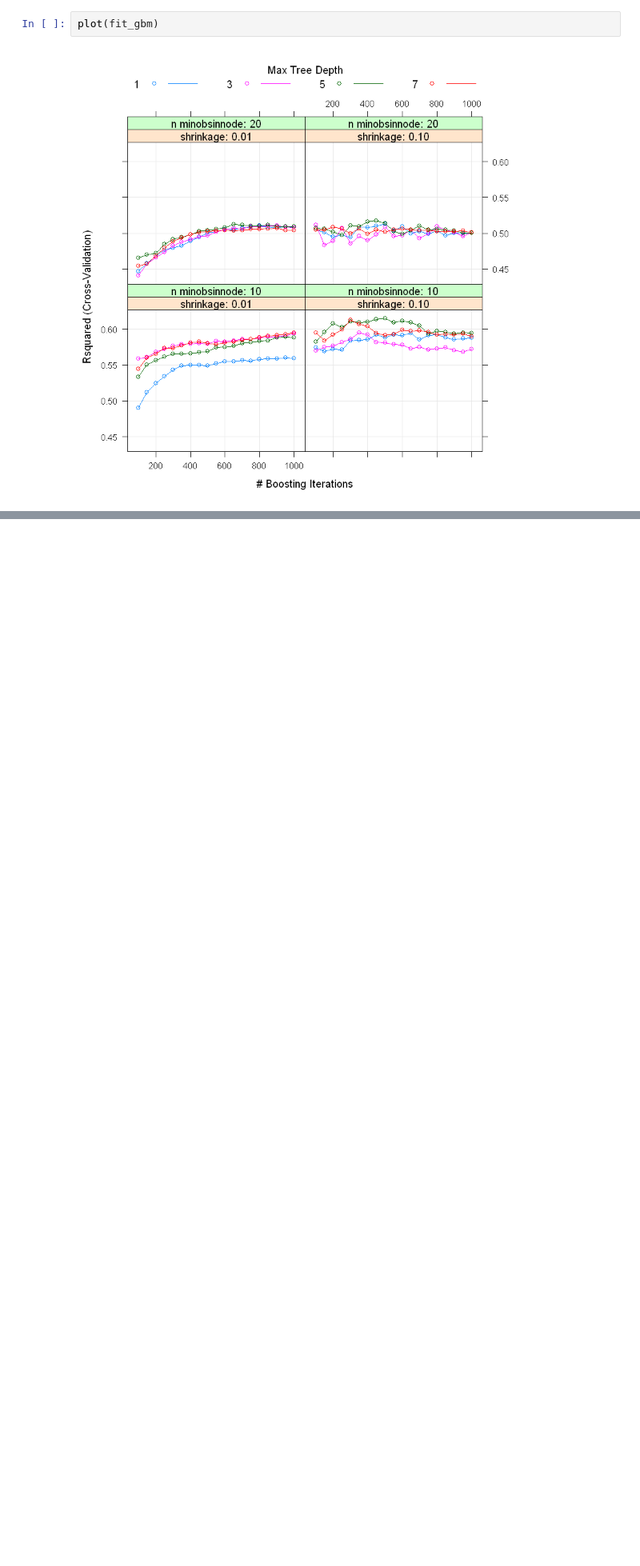
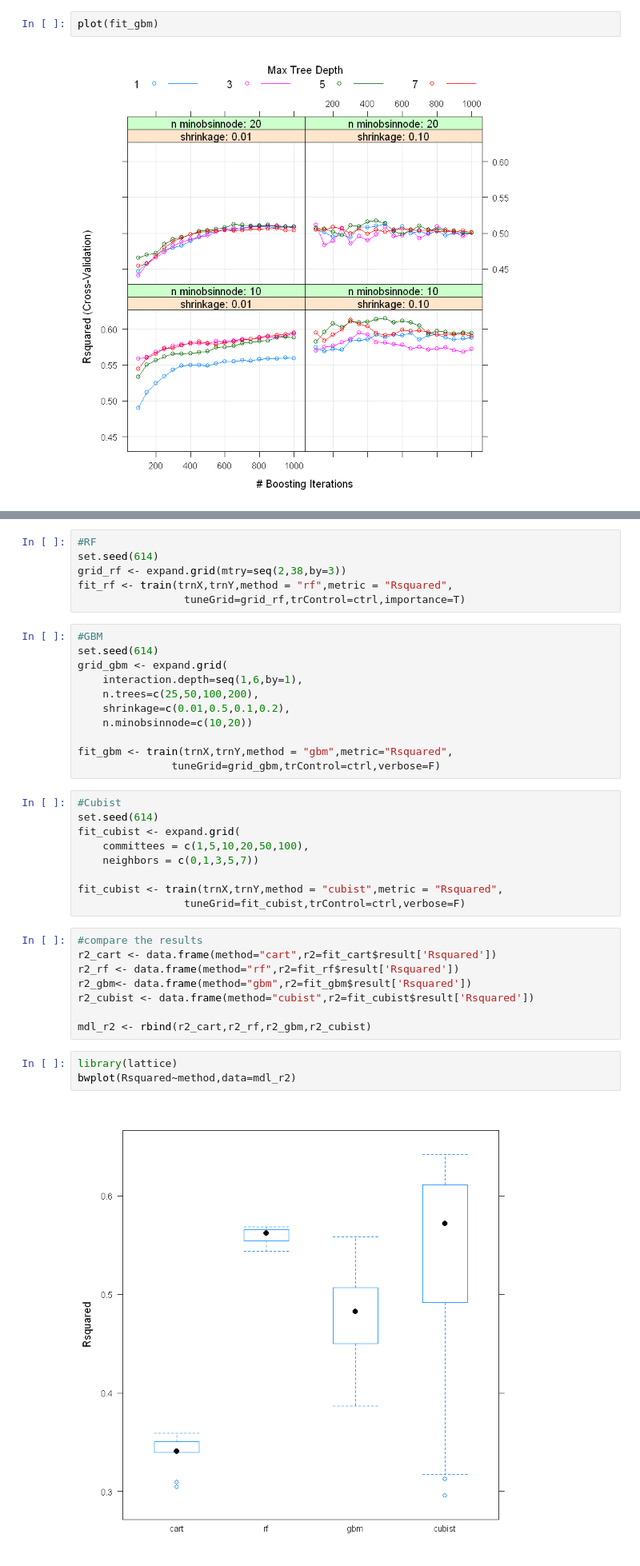
Before and after one commit to Randallzoeng/BookClub, a Jupyter notebook: AppliedPredictiveModeling/Chap. 8 Exercises.ipynb, the cells around one changed output, grey strips where cells are left out. Shown at 80% size. Cells and saved outputs as stored; diff of their text form; blank space fills up the shorter version.

```diff
--- a/AppliedPredictiveModeling/Chap. 8 Exercises.ipynb
+++ b/AppliedPredictiveModeling/Chap. 8 Exercises.ipynb
@@ -468,0 +522,39 @@ plot(fit_gbm)
+# %%
+#RF
+set.seed(614)
+grid_rf <- expand.grid(mtry=seq(2,38,by=3))
+fit_rf <- train(trnX,trnY,method = "rf",metric = "Rsquared",
+                 tuneGrid=grid_rf,trControl=ctrl,importance=T)
+# %%
+#GBM
+set.seed(614)
+grid_gbm <- expand.grid(
+    interaction.depth=seq(1,6,by=1),
+    n.trees=c(25,50,100,200),
+    shrinkage=c(0.01,0.5,0.1,0.2),
+    n.minobsinnode=c(10,20))
+
+fit_gbm <- train(trnX,trnY,method = "gbm",metric="Rsquared",
+               tuneGrid=grid_gbm,trControl=ctrl,verbose=F)
+# %%
+#Cubist
+set.seed(614)
+fit_cubist <- expand.grid(
+    committees = c(1,5,10,20,50,100),
+    neighbors = c(0,1,3,5,7))
+
+fit_cubist <- train(trnX,trnY,method = "cubist",metric = "Rsquared",
+                 tuneGrid=fit_cubist,trControl=ctrl,verbose=F)
+# %%
+#compare the results
+r2_cart <- data.frame(method="cart",r2=fit_cart$result['Rsquared'])
+r2_rf <- data.frame(method="rf",r2=fit_rf$result['Rsquared'])
+r2_gbm<- data.frame(method="gbm",r2=fit_gbm$result['Rsquared'])
+r2_cubist <- data.frame(method="cubist",r2=fit_cubist$result['Rsquared'])
+
+mdl_r2 <- rbind(r2_cart,r2_rf,r2_gbm,r2_cubist)
+# %%
+library(lattice)
+bwplot(Rsquared~method,data=mdl_r2)
+# %% [output]
+[figure, added]
```
Also changed, not shown: parts of 10 cells of this notebook.
